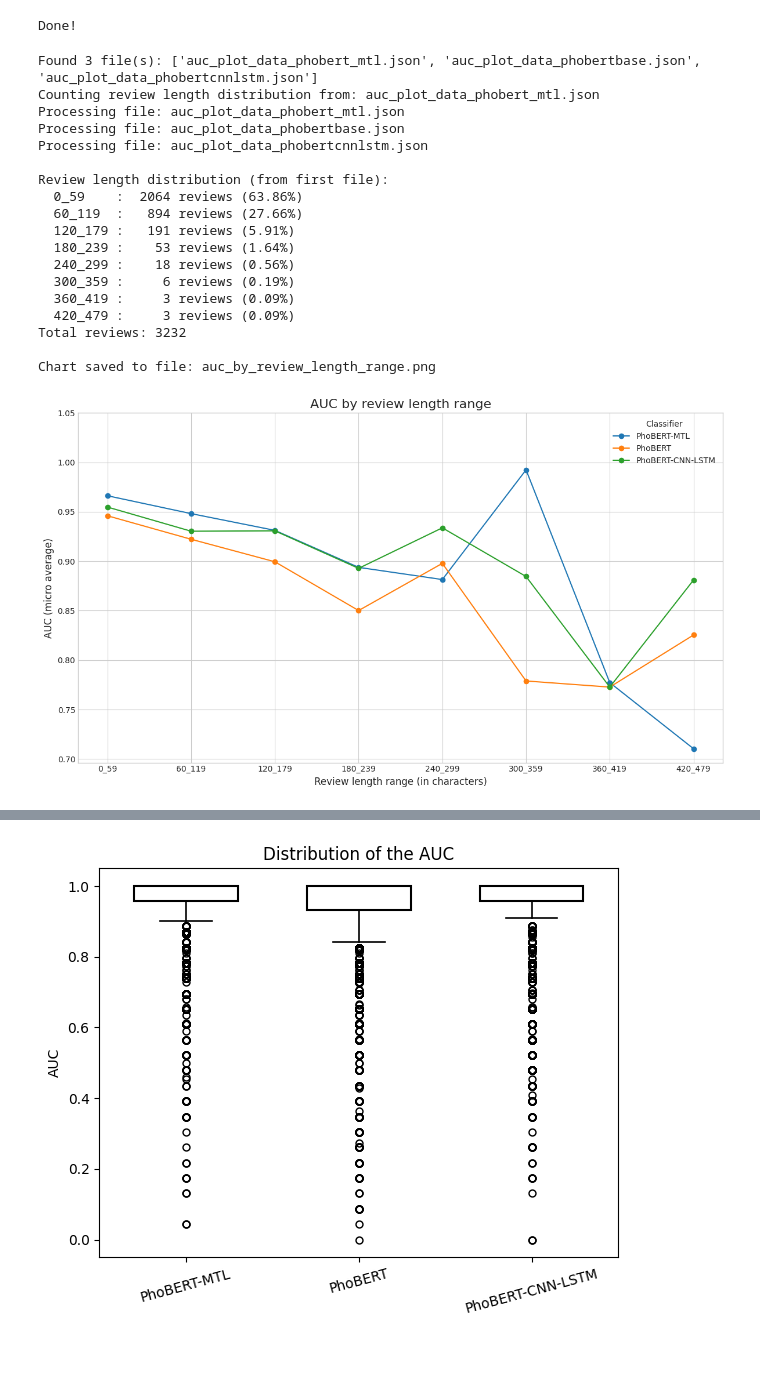
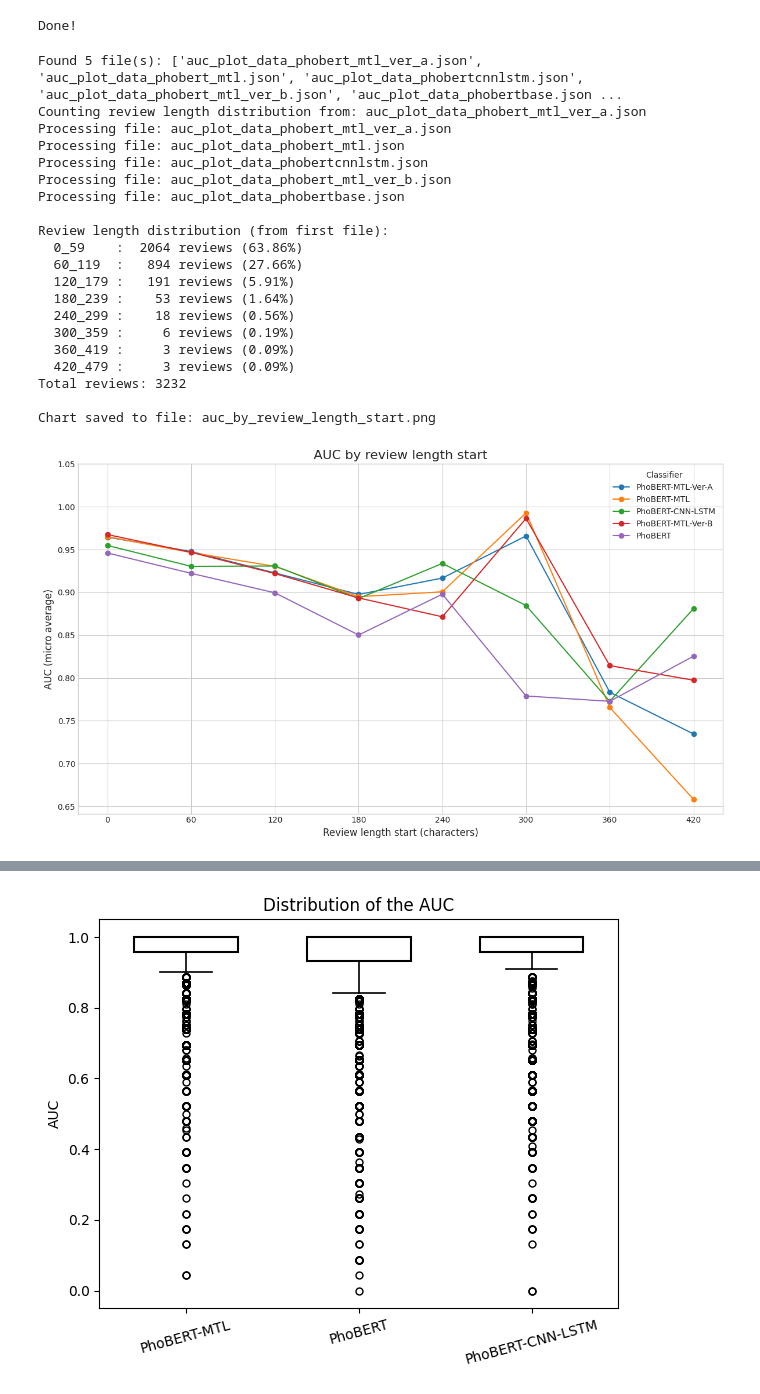
Before and after one commit to thavananh/pytorch_coban, a Jupyter notebook: project_ca_nhan/pytorch_uit_vsfc_absa/error analysis/change_classifier_name.ipynb, the cells around one changed output, grey strips where cells are left out. Saved outputs shown, nothing was run; the diff lists cells and outputs as text; code cells hidden in the pictures; blank space fills up the shorter version.

```diff
--- a/project_ca_nhan/pytorch_uit_vsfc_absa/error analysis/change_classifier_name.ipynb
+++ b/project_ca_nhan/pytorch_uit_vsfc_absa/error analysis/change_classifier_name.ipynb
@@ -2,15 +2,15 @@
 import json
 
 # Đọc file JSON
-with open('auc_plot_data_phobertcnnlstm_backup.json', 'r', encoding='utf-8') as f:
+with open('auc_plot_data_phobert_mtl_ver_b.json', 'r', encoding='utf-8') as f:
     data = json.load(f)
 
 # Chỉnh sửa giá trị
 for entry in data:
-    entry['classifier'] = "PhoBERT-CNN-LSTM"
+    entry['classifier'] = "PhoBERT-MTL-Ver-B"
 
 # Ghi lại file mới
-with open('auc_plot_data_phobertcnnlstm.json', 'w', encoding='utf-8') as f:
+with open('auc_plot_data_phobert_mtl_ver_b.json', 'w', encoding='utf-8') as f:
     json.dump(data, f, ensure_ascii=False, indent=4)
 
 print("Done!")
@@ -32,13 +32,15 @@ MAX_LENGTH = 1000
 json_files = glob.glob(os.path.join(DATA_DIR, "*.json"))
 
 if not json_files:
-    print(f"Error: No .json files found in directory '{DATA_DIR}'. Please check the DATA_DIR path.")
+    print(
+        f"Error: No .json files found in directory '{DATA_DIR}'. Please check the DATA_DIR path."
+    )
     exit()
 
 print(f"Found {len(json_files)} file(s): {json_files}")
 
 store = defaultdict(lambda: defaultdict(list))
-length_range_counter = Counter()  # <- For statistics (from only the first file)
+length_range_counter = Counter()
 
 def get_length_range_label(length, bin_size, max_length):
     if length >= max_length:
@@ -47,7 +49,6 @@ def get_length_range_label(length, bin_size, max_length):
     range_end = range_start + bin_size - 1
     return f"{range_start}_{range_end}"
 
-# --- Step 1: Count review lengths from the FIRST file only ---
 first_file = json_files[0]
 print(f"Counting review length distribution from: {first_file}")
 with open(first_file, "r", encoding="utf-8") as f:
@@ -59,9 +60,10 @@ with open(first_file, "r", encoding="utf-8") as f:
                 label = get_length_range_label(L, BIN_SIZE, MAX_LENGTH)
                 length_range_counter[label] += 1
     except json.JSONDecodeError:
-        print(f"  Warning: Failed to read JSON file '{first_file}' for length distribution.")
+        print(
+            f"  Warning: Failed to read JSON file '{first_file}' for length distribution."
+        )
 
-# --- Step 2: Process all files for AUC ---
 for fn in json_files:
     print(f"Processing file: {fn}")
     with open(fn, "r", encoding="utf-8") as f:
@@ -78,13 +80,12 @@ for fn in json_files:
         if L is None or y_true is None or y_score is None:
             continue
         try:
-            auc = roc_auc_score(y_true, y_score, average='micro')
+            auc = roc_auc_score(y_true, y_score, average="micro")
         except ValueError:
             continue
         label = get_length_range_label(L, BIN_SIZE, MAX_LENGTH)
         store[clf][label].append(auc)
 
-# --- Step 3: Organize and plot ---
 plot_data = {}
 all_ranges = set()
 
@@ -92,7 +93,10 @@ for clf, d in store.items():
     for label in d.keys():
         all_ranges.add(label)
 
-sorted_ranges = sorted(list(all_ranges), key=lambda b: int(b.split('_')[0]) if '+' not in b else MAX_LENGTH)
+sorted_ranges = sorted(
+    list(all_ranges),
+    key=lambda b: int(b.split("_")[0]) if "+" not in b else MAX_LENGTH,
+)
 
 for clf, d in store.items():
     od = OrderedDict()
@@ -104,7 +108,6 @@ for clf, d in store.items():
             od[label] = np.nan
     plot_data[clf] = od
 
-# --- Print review length statistics from first file ---
 total_reviews = sum(length_range_counter.values())
 print("\nReview length distribution (from first file):")
 for label in sorted_ranges:
@@ -113,45 +116,56 @@ for label in sorted_ranges:
     print(f"  {label:<8}: {count:>5} reviews ({percent:.2f}%)")
 print(f"Total reviews: {total_reviews}\n")
 
-# --- Plot ---
-plt.style.use('seaborn-v0_8-whitegrid')
+def range_label_to_start(label):
+    if "+" in label:
+        return MAX_LENGTH
+    start = int(label.split("_")[0])
+    return start
+
+plt.style.use("seaborn-v0_8-whitegrid")
 plt.figure(figsize=(12, 7))
 
 for clf, od in plot_data.items():
     labels = list(od.keys())
     values = list(od.values())
-    plt.plot(labels, values, marker='o', linestyle='-', label=clf)
+    x_numeric = [range_label_to_start(lbl) for lbl in labels]
+    plt.plot(x_numeric, values, marker="o", linestyle="-", label=clf)
 
-plt.xlabel("Review length range (in characters)", fontsize=12)
+plt.xlabel("Review length start (characters)", fontsize=12)
 plt.ylabel("AUC (micro average)", fontsize=12)
-plt.title("AUC by review length range", fontsize=16)
+plt.title("AUC by review length start", fontsize=16)
 plt.legend(title="Classifier", fontsize=10)
-plt.xticks(rotation=0, ha='center')
+
+x_ticks = [range_label_to_start(lbl) for lbl in sorted_ranges]
+plt.xticks(x_ticks, x_ticks)
+
 plt.ylim(bottom=max(0, plt.ylim()[0]), top=1.05)
 plt.tight_layout()
 
-output_filename = "auc_by_review_length_range.png"
+output_filename = "auc_by_review_length_start.png"
 plt.savefig(output_filename, dpi=300)
 print(f"Chart saved to file: {output_filename}")
 
 plt.show()
 # %% [output]
-Found 3 file(s): ['auc_plot_data_phobert_mtl.json', 'auc_plot_data_phobertbase.json', 'auc_plot_data_phobertcnnlstm.json']
-Counting review length distribution from: auc_plot_data_phobert_mtl.json
+Found 5 file(s): ['auc_plot_data_phobert_mtl_ver_a.json', 'auc_plot_data_phobert_mtl.json', 'auc_plot_data_phobertcnnlstm.json', 'auc_plot_data_phobert_mtl_ver_b.json', 'auc_plot_data_phobertbase.json ...
+Counting review length distribution from: auc_plot_data_phobert_mtl_ver_a.json
+Processing file: auc_plot_data_phobert_mtl_ver_a.json
 Processing file: auc_plot_data_phobert_mtl.json
+Processing file: auc_plot_data_phobertcnnlstm.json
+Processing file: auc_plot_data_phobert_mtl_ver_b.json
 Processing file: auc_plot_data_phobertbase.json
-Processing file: auc_plot_data_phobertcnnlstm.json
 
 Review length distribution (from first file):
   0_59    :  2064 reviews (63.86%)
   60_119  :   894 reviews (27.66%)
   120_179 :   191 reviews (5.91%)
   180_239 :    53 reviews (1.64%)
   240_299 :    18 reviews (0.56%)
   300_359 :     6 reviews (0.19%)
   360_419 :     3 reviews (0.09%)
   420_479 :     3 reviews (0.09%)
 Total reviews: 3232
 
-Chart saved to file: auc_by_review_length_range.png
+Chart saved to file: auc_by_review_length_start.png
-[figure, old version]
+[figure, new version]
```
Also changed, not shown: parts of 1 cell of this notebook, 14 other files.
